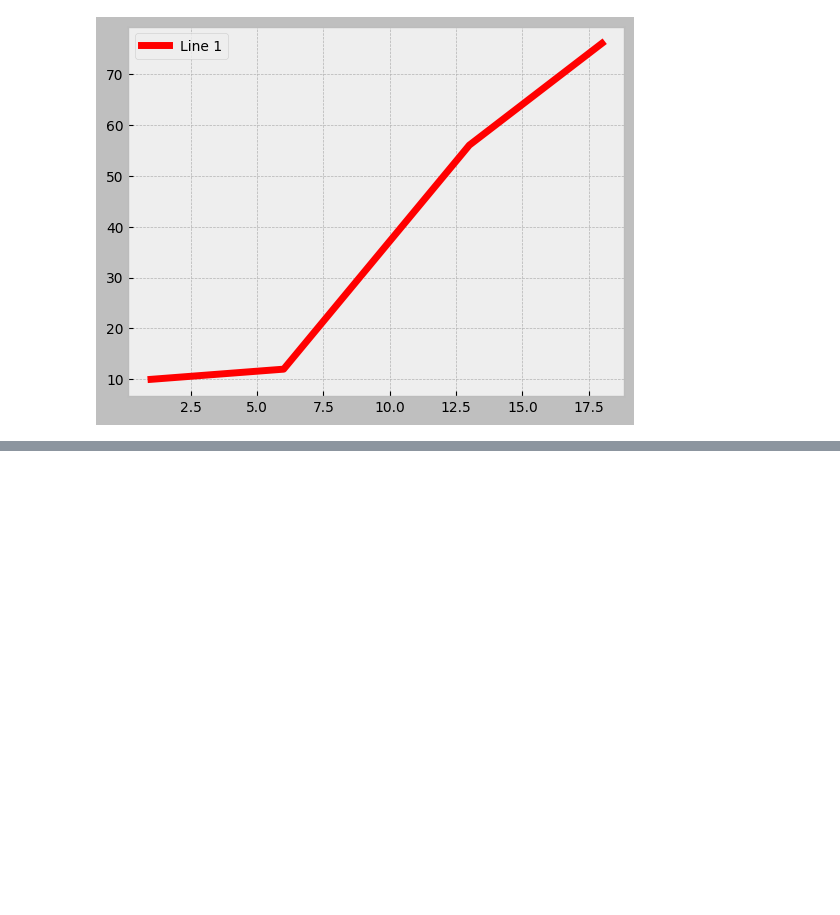
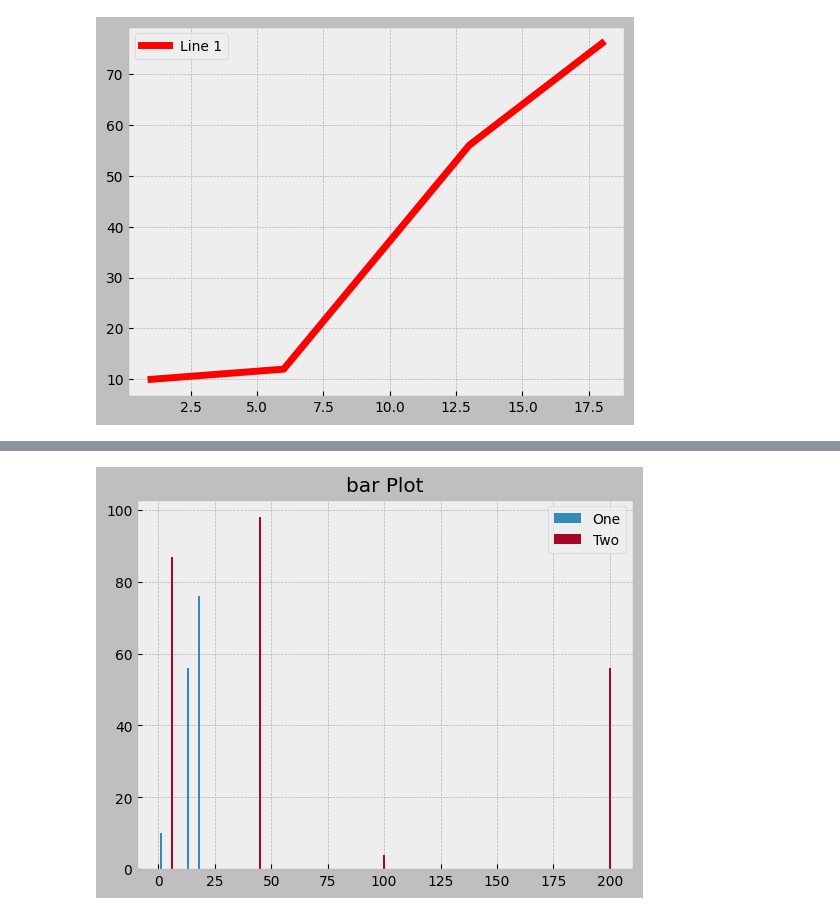
Before and after one commit to karvind08/Python-2025, a Jupyter notebook: Matplotlib/Matplotlib 28 Nov.ipynb, the cells around one changed output, grey strips where cells are left out. Saved outputs shown, nothing was run; the diff lists cells and outputs as text; code cells hidden in the pictures; blank space fills up the shorter version.

```diff
--- a/Matplotlib/Matplotlib 28 Nov.ipynb
+++ b/Matplotlib/Matplotlib 28 Nov.ipynb
@@ -103,0 +135,14 @@ plt.show()
+# %%
+from matplotlib import style
+style.use('bmh')
+x1 = [1,6,13,18]
+y1 = [10,12,56,76]
+x2 = [100,200,45,6]
+y2 = [4,56,98,87]
+plt.bar(x1,y1,label='One')
+plt.bar(x2,y2,label='Two')
+plt.legend()
+plt.title('bar Plot')
+plt.show()
+# %% [output]
+[figure, added]
```
Also changed, not shown: parts of 6 cells of this notebook, 2 other files.
